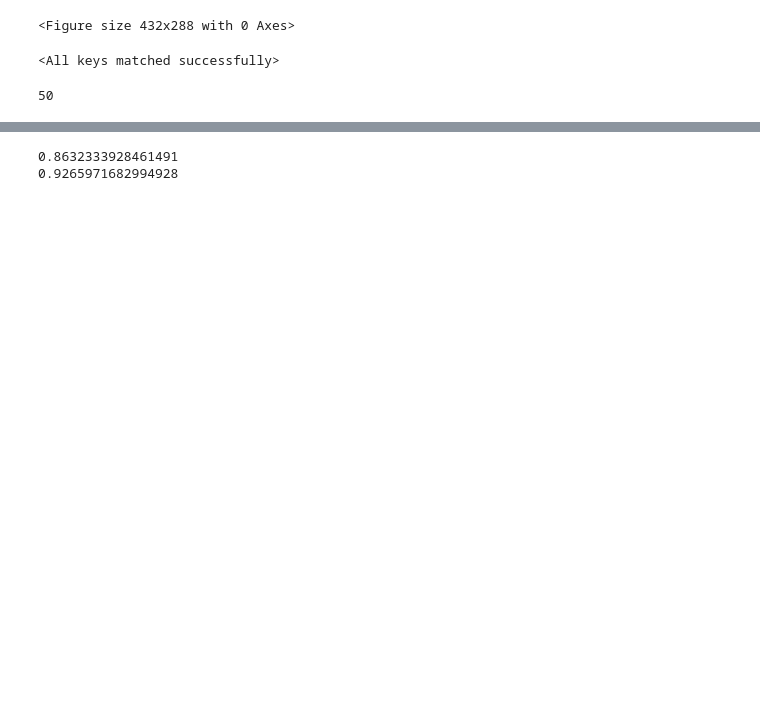
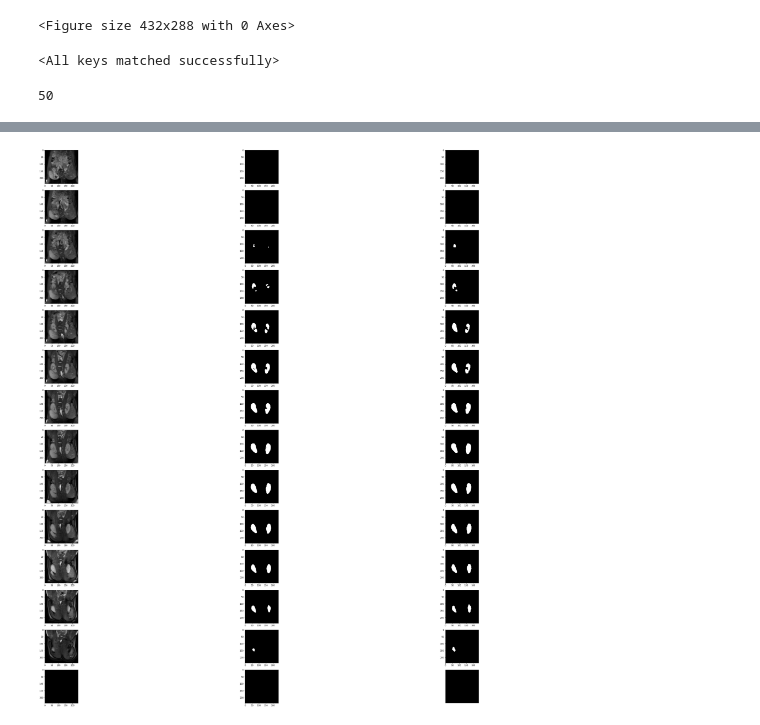
Before and after one commit to joewong00/3D-CNN-Segmentation, a Jupyter notebook: test.ipynb, the cells around one changed output, grey strips where cells are left out. Cells and saved outputs as stored; diff of their text form; code cells hidden in the pictures; blank space fills up the shorter version.

Commit message:
3dunet model

```diff
--- a/test.ipynb
+++ b/test.ipynb
@@ -20,8 +20,8 @@ plt.figure()
 device = torch.device('cpu')
 model = ResidualUNet3D(in_channels=1, out_channels=1, testing=True).to(device)
 
-# model = torch.nn.DataParallel(model)
-model.load_state_dict(torch.load("model/model4.pt", map_location=device))
+model = torch.nn.DataParallel(model)
+model.load_state_dict(torch.load("model/model16.pt", map_location=device))
 # %% [output]
 <All keys matched successfully>
 # %%
@@ -58,4 +58,4 @@ features, labels = features.float().to(device), labels.float().to(device)
 
 # image_data = image_data.float().to(device)
 
-# output = model(features)
+output = model(features)
@@ -102,11 +74,23 @@ AttributeError: 'numpy.ndarray' object has no attribute 'int'
+# %%
+# Visualize Single Image Data
+f, axarr = plt.subplots(14,3,figsize=(50,50))
+
+for i in range(depth):
+    axarr[i,0].imshow(features[0,0,i,:,:],cmap='gray')
+    axarr[i,1].imshow(preds[0,0,i,:,:],cmap='gray')
+    axarr[i,2].imshow(labels[0,0,i,:,:],cmap='gray')
+    plt.axis('off')
+# %% [output]
+[figure, added]
 # %%
+from segmentation_statistics import SegmentationStatistics
+
 preds = preds.numpy()
 labels = labels.numpy()
-preds = preds.astype(bool)
-labels = labels.astype(bool)
+prediction = preds.astype(bool)
+gt = labels.astype(bool)
 
-print(jaccard(preds[0,0,:,:,:], labels[0,0,:,:,:]))
-print(dice(preds[0,0,:,:,:], labels[0,0,:,:,:]))
+# preds = preds.bool()
+# labels = labels.bool()
+
+stat = SegmentationStatistics(prediction[0,0,:,:,:], gt[0,0,:,:,:], (3,2,1))
-# %% [output]
-0.8632333928461491
-0.9265971682994928
```
Also changed, not shown: parts of 9 cells of this notebook, 30 other files.
